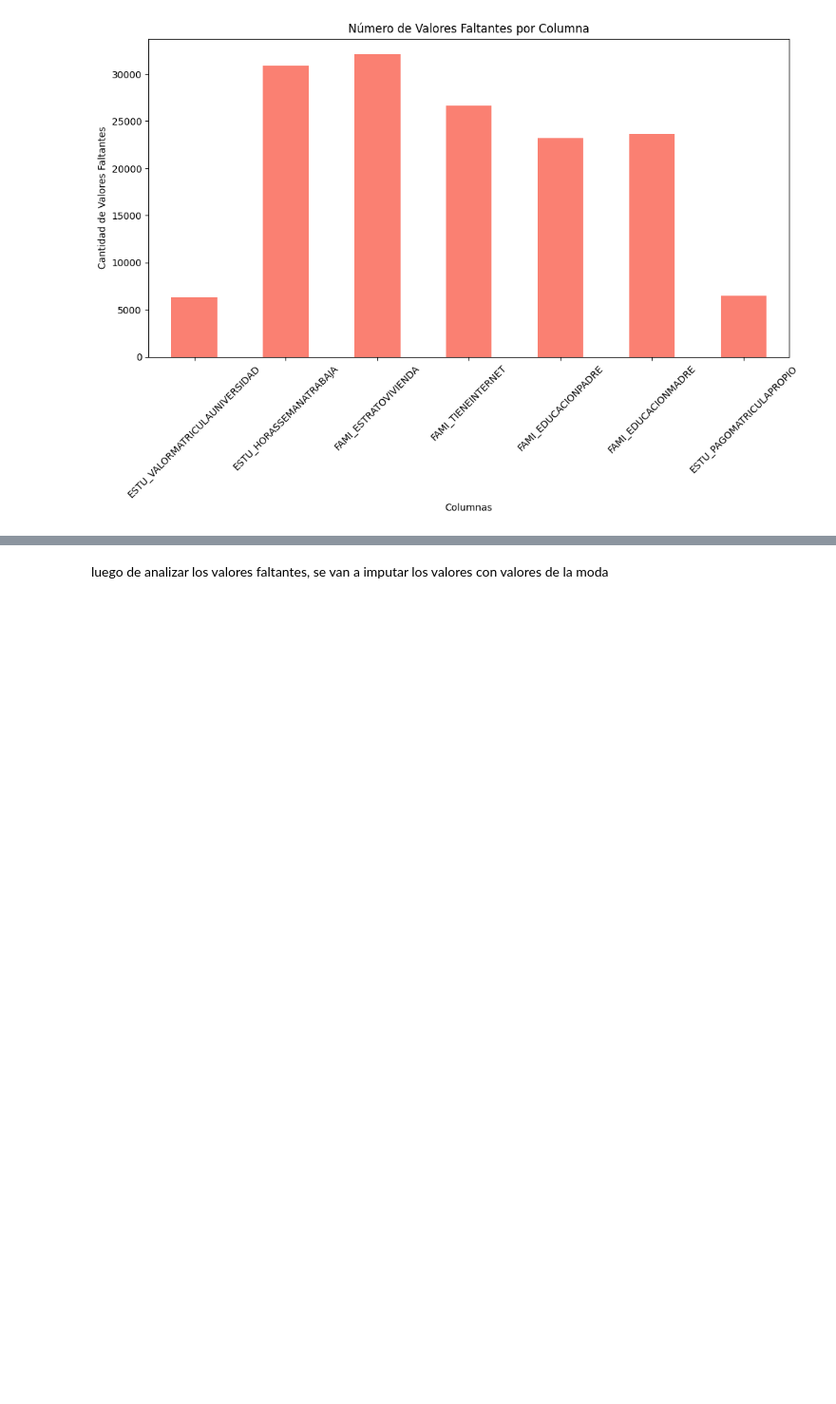
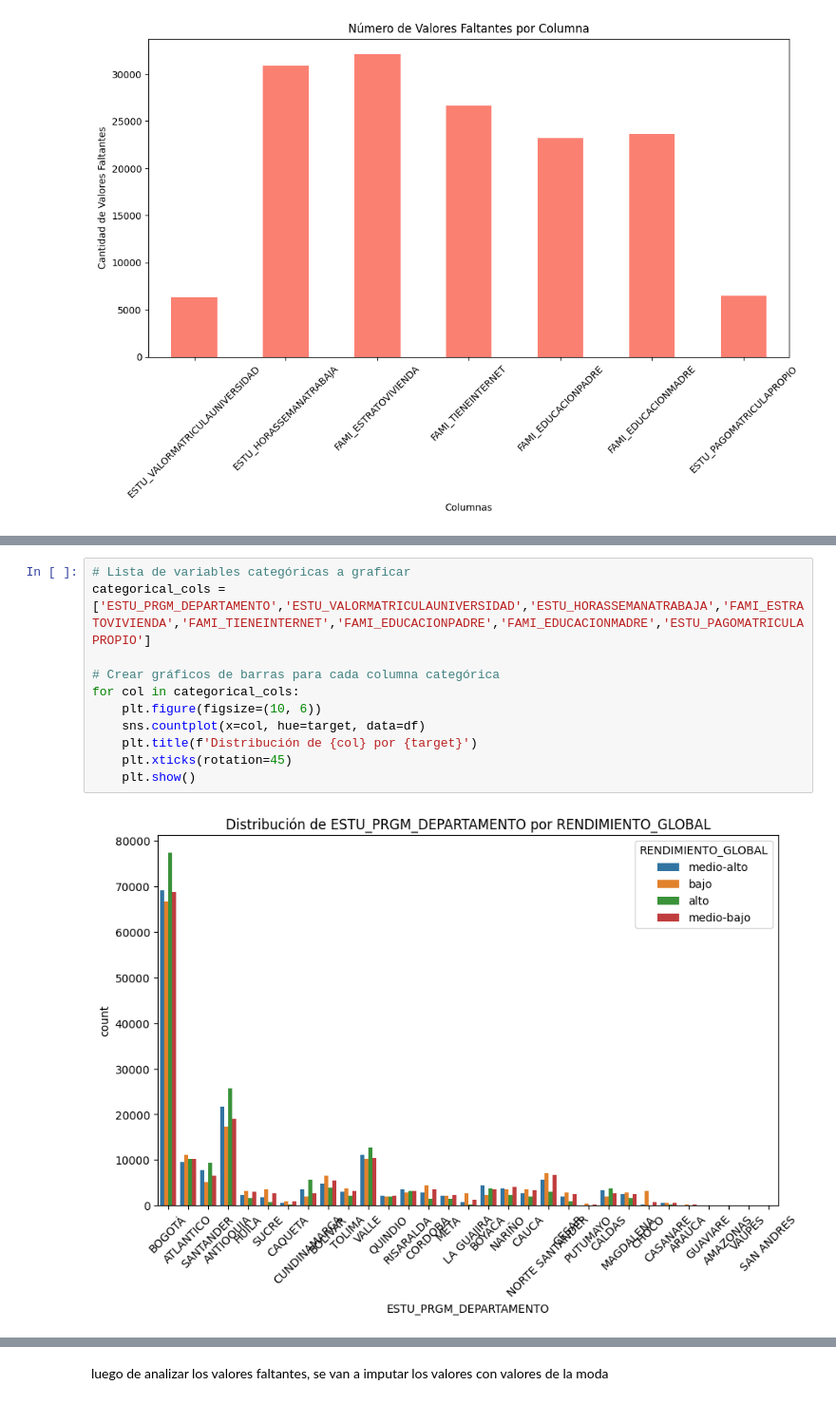
Before and after one commit to danielramo27s/UDEA-ai4eng-20242, a Jupyter notebook: 02 - preprocesado.ipynb, the cells around one changed output, grey strips where cells are left out. Shown: that part at 95% size. Cells and saved outputs as stored; diff of their text form; blank space fills up the shorter version.

```diff
--- a/02 - preprocesado.ipynb
+++ b/02 - preprocesado.ipynb
@@ -138,0 +148,13 @@ plt.show()
+# %%
+# Lista de variables categóricas a graficar
+categorical_cols = ['ESTU_PRGM_DEPARTAMENTO','ESTU_VALORMATRICULAUNIVERSIDAD','ESTU_HORASSEMANATRABAJA','FAMI_ESTRATOVIVIENDA','FAMI_TIENEINTERNET','FAMI_EDUCACIONPADRE','FAMI_EDUCACIONMADRE','ESTU_PAGOMATRICULAPROPIO']
+
+# Crear gráficos de barras para cada columna categórica
+for col in categorical_cols:
+    plt.figure(figsize=(10, 6))
+    sns.countplot(x=col, hue=target, data=df)
+    plt.title(f'Distribución de {col} por {target}')
+    plt.xticks(rotation=45)
+    plt.show()
+# %% [output]
+[figure, added]
```
Also changed, not shown: parts of 21 cells of this notebook.
